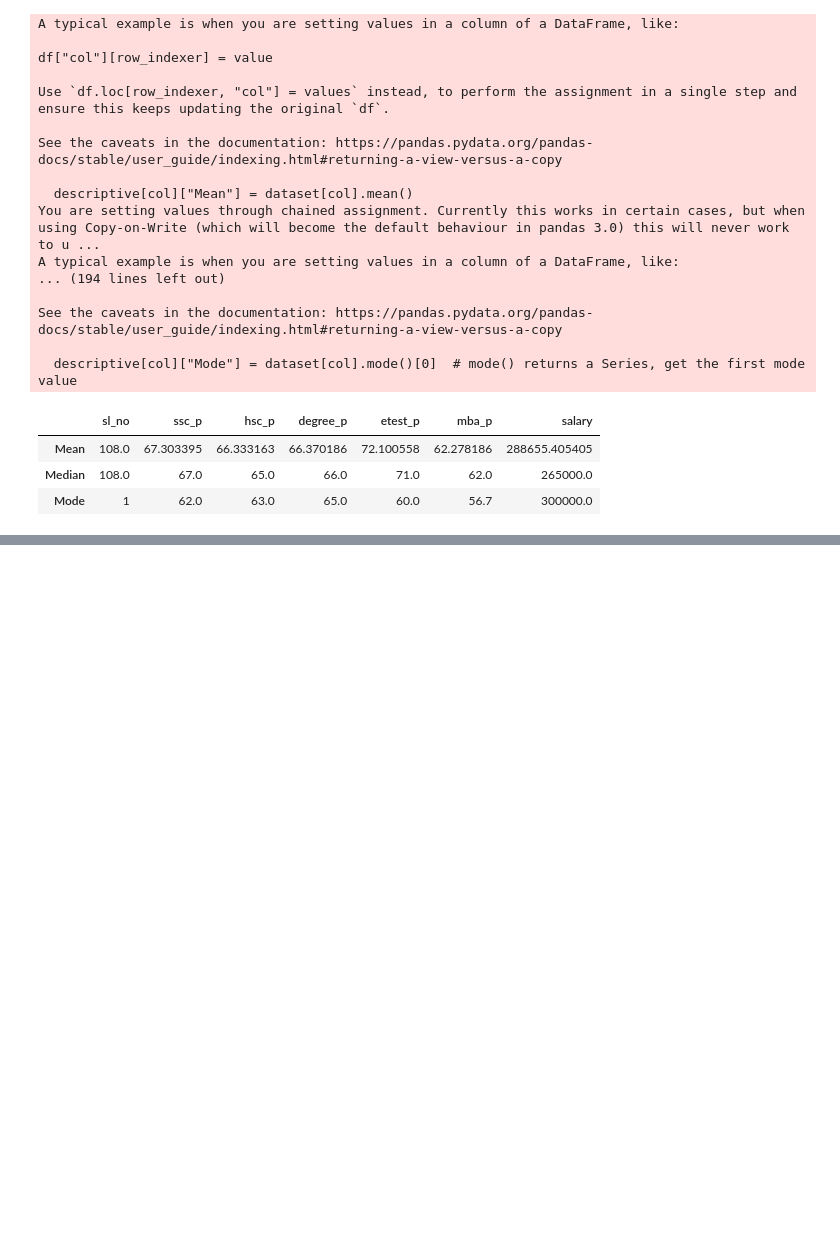
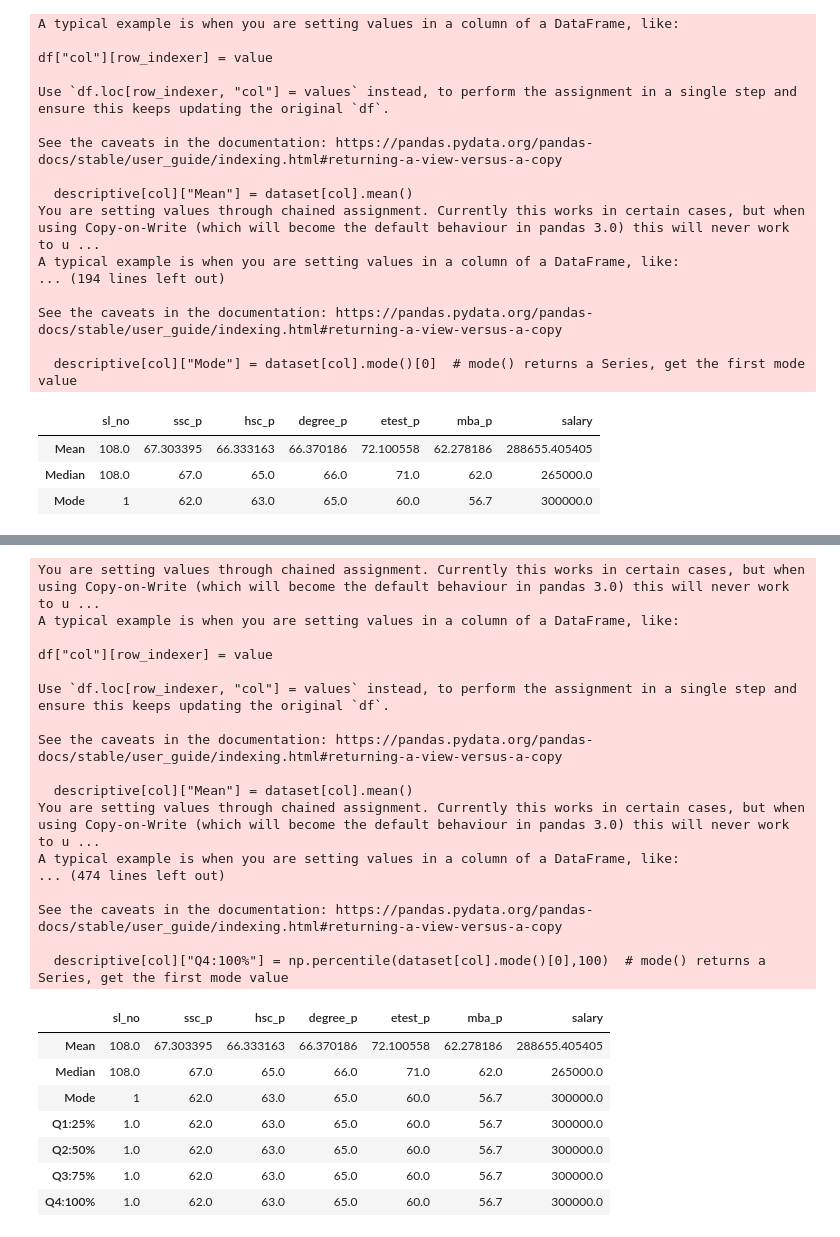
Before and after one commit to karthigamuthuraj/DataScience, a Jupyter notebook: Univariate Analysis/experiment.ipynb, the cells around one changed output, grey strips where cells are left out. Drawn from its saved outputs; the diff is of its cells as text; code cells hidden in the pictures; blank space fills up the shorter version.

```diff
--- a/Univariate Analysis/experiment.ipynb
+++ b/Univariate Analysis/experiment.ipynb
@@ -208,0 +261,40 @@ descriptive
+# %%
+descriptive = pd.DataFrame(index=["Mean","Median","Mode","Q1:25%","Q2:50%","Q3:75%","Q4:100%"],columns=quan)
+
+
+for col in quan:
+    descriptive[col]["Mean"] = dataset[col].mean()
+    descriptive[col]["Median"] = dataset[col].median()
+    descriptive[col]["Mode"] = dataset[col].mode()[0]  # mode() returns a Series, get the first mode value
+    descriptive[col]["Q1:25%"] = np.percentile(dataset[col].mode()[0],25)  # mode() returns a Series, get the first mode value
+    descriptive[col]["Q2:50%"] = np.percentile(dataset[col].mode()[0],50)  # mode() returns a Series, get the first mode value
+    descriptive[col]["Q3:75%"] = np.percentile(dataset[col].mode()[0],75)  # mode() returns a Series, get the first mode value
+    descriptive[col]["Q4:100%"] = np.percentile(dataset[col].mode()[0],100)  # mode() returns a Series, get the first mode value
+
+descriptive
+# %% [output]
+You are setting values through chained assignment. Currently this works in certain cases, but when using Copy-on-Write (which will become the default behaviour in pandas 3.0) this will never work to u ...
+A typical example is when you are setting values in a column of a DataFrame, like:
+
+df["col"][row_indexer] = value
+
+Use `df.loc[row_indexer, "col"] = values` instead, to perform the assignment in a single step and ensure this keeps updating the original `df`.
+
+See the caveats in the documentation: https://pandas.pydata.org/pandas-docs/stable/user_guide/indexing.html#returning-a-view-versus-a-copy
+
+  descriptive[col]["Mean"] = dataset[col].mean()
+You are setting values through chained assignment. Currently this works in certain cases, but when using Copy-on-Write (which will become the default behaviour in pandas 3.0) this will never work to u ...
+A typical example is when you are setting values in a column of a DataFrame, like:
+... (474 lines left out)
+
+See the caveats in the documentation: https://pandas.pydata.org/pandas-docs/stable/user_guide/indexing.html#returning-a-view-versus-a-copy
+
+  descriptive[col]["Q4:100%"] = np.percentile(dataset[col].mode()[0],100)  # mode() returns a Series, get the first mode value
+|  | sl_no | ssc_p | hsc_p | degree_p | etest_p | mba_p | salary |
+| Mean | 108.0 | 67.303395 | 66.333163 | 66.370186 | 72.100558 | 62.278186 | 288655.405405 |
+| Median | 108.0 | 67.0 | 65.0 | 66.0 | 71.0 | 62.0 | 265000.0 |
+| Mode | 1 | 62.0 | 63.0 | 65.0 | 60.0 | 56.7 | 300000.0 |
+| Q1:25% | 1.0 | 62.0 | 63.0 | 65.0 | 60.0 | 56.7 | 300000.0 |
+| Q2:50% | 1.0 | 62.0 | 63.0 | 65.0 | 60.0 | 56.7 | 300000.0 |
+| Q3:75% | 1.0 | 62.0 | 63.0 | 65.0 | 60.0 | 56.7 | 300000.0 |
+| Q4:100% | 1.0 | 62.0 | 63.0 | 65.0 | 60.0 | 56.7 | 300000.0 |
```
Also changed, not shown: parts of 8 cells of this notebook, 1 other file.
